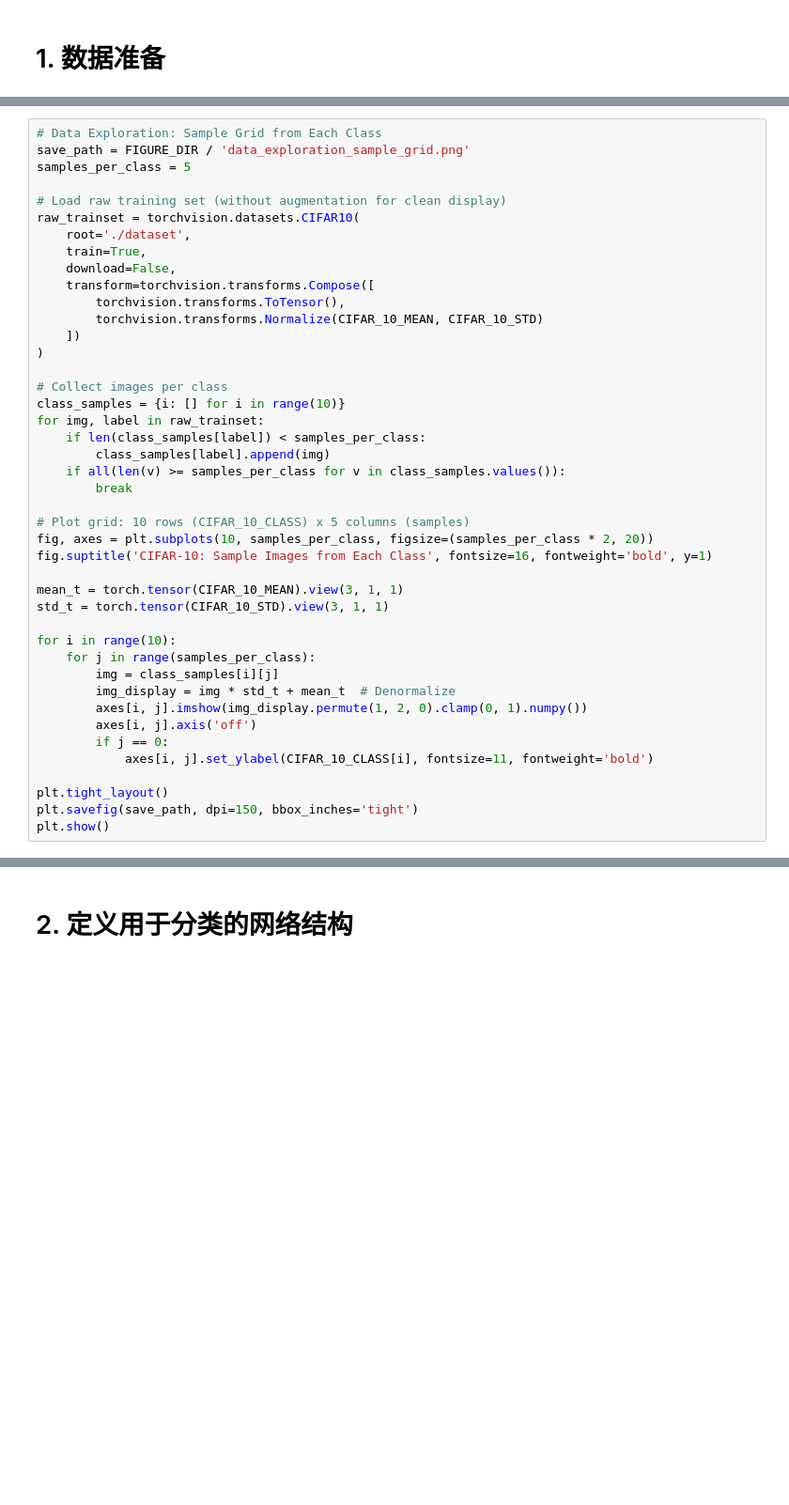
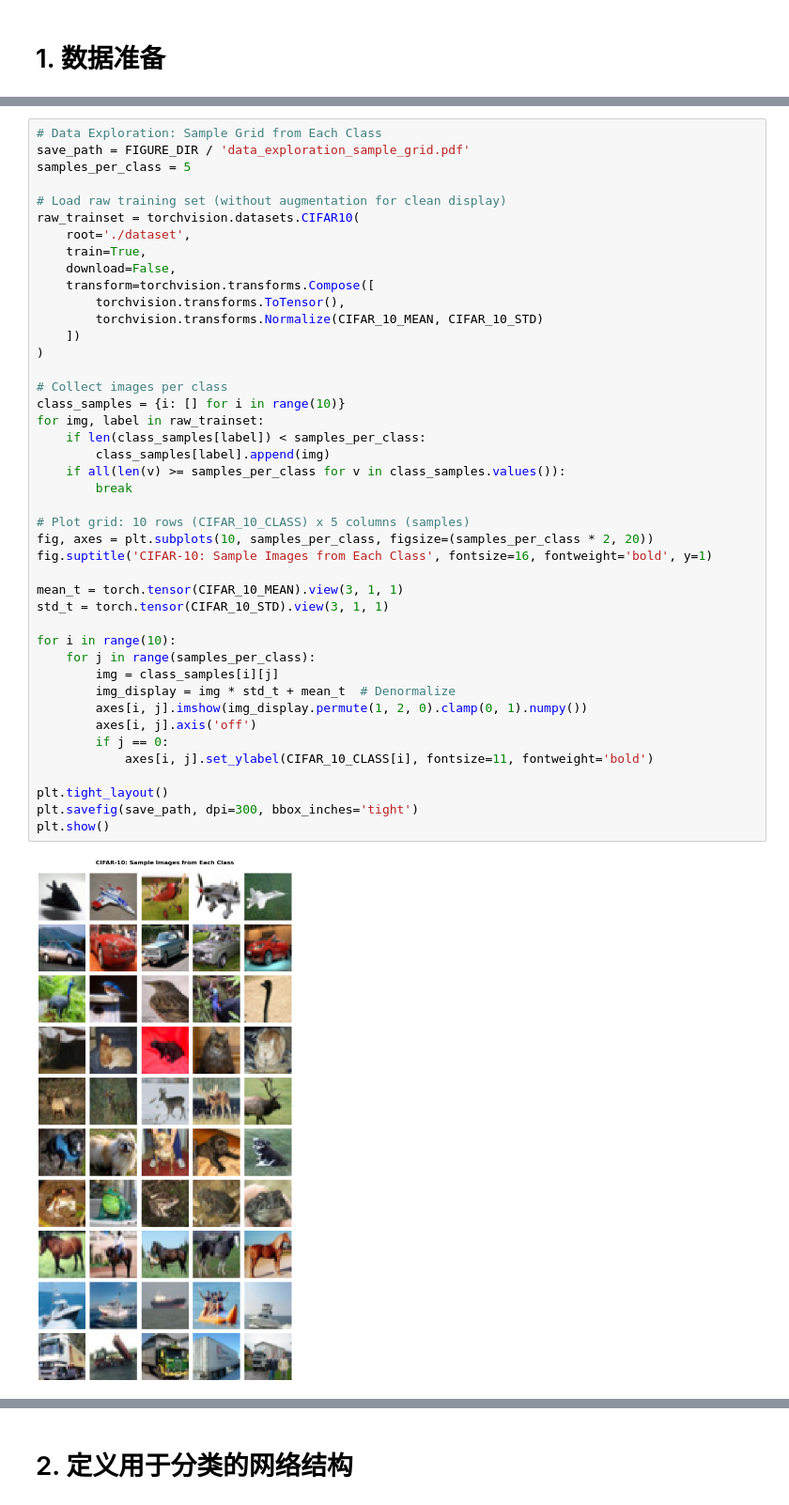
Before and after one commit to Snivallus/Introduction-to-AI-Project-01, a Jupyter notebook: project.ipynb, the cells around one changed output, grey strips where cells are left out. Shown at 94% size. Saved outputs shown, nothing was run; the diff lists cells and outputs as text; blank space fills up the shorter version.

```diff
--- a/project.ipynb
+++ b/project.ipynb
@@ -137,6 +161,6 @@ plt.show()
 # %%
 # Data Exploration: Sample Grid from Each Class
-save_path = FIGURE_DIR / 'data_exploration_sample_grid.png'
+save_path = FIGURE_DIR / 'data_exploration_sample_grid.pdf'
 samples_per_class = 5
 
 # Load raw training set (without augmentation for clean display)
@@ -149,33 +173,35 @@ raw_trainset = torchvision.datasets.CIFAR10(
         torchvision.transforms.Normalize(CIFAR_10_MEAN, CIFAR_10_STD)
     ])
 )
 
 # Collect images per class
 class_samples = {i: [] for i in range(10)}
 for img, label in raw_trainset:
     if len(class_samples[label]) < samples_per_class:
         class_samples[label].append(img)
     if all(len(v) >= samples_per_class for v in class_samples.values()):
         break
 
 # Plot grid: 10 rows (CIFAR_10_CLASS) x 5 columns (samples)
 fig, axes = plt.subplots(10, samples_per_class, figsize=(samples_per_class * 2, 20))
 fig.suptitle('CIFAR-10: Sample Images from Each Class', fontsize=16, fontweight='bold', y=1)
 
 mean_t = torch.tensor(CIFAR_10_MEAN).view(3, 1, 1)
 std_t = torch.tensor(CIFAR_10_STD).view(3, 1, 1)
 
 for i in range(10):
     for j in range(samples_per_class):
         img = class_samples[i][j]
         img_display = img * std_t + mean_t  # Denormalize
         axes[i, j].imshow(img_display.permute(1, 2, 0).clamp(0, 1).numpy())
         axes[i, j].axis('off')
         if j == 0:
             axes[i, j].set_ylabel(CIFAR_10_CLASS[i], fontsize=11, fontweight='bold')
 
 plt.tight_layout()
-plt.savefig(save_path, dpi=150, bbox_inches='tight')
+plt.savefig(save_path, dpi=300, bbox_inches='tight')
 plt.show()
+# %% [output]
+[figure, added]
 # %%
 # Data Exploration: Per-Channel Pixel Statistics and Histograms
```
Also changed, not shown: parts of 9 cells of this notebook, 7 other files.
